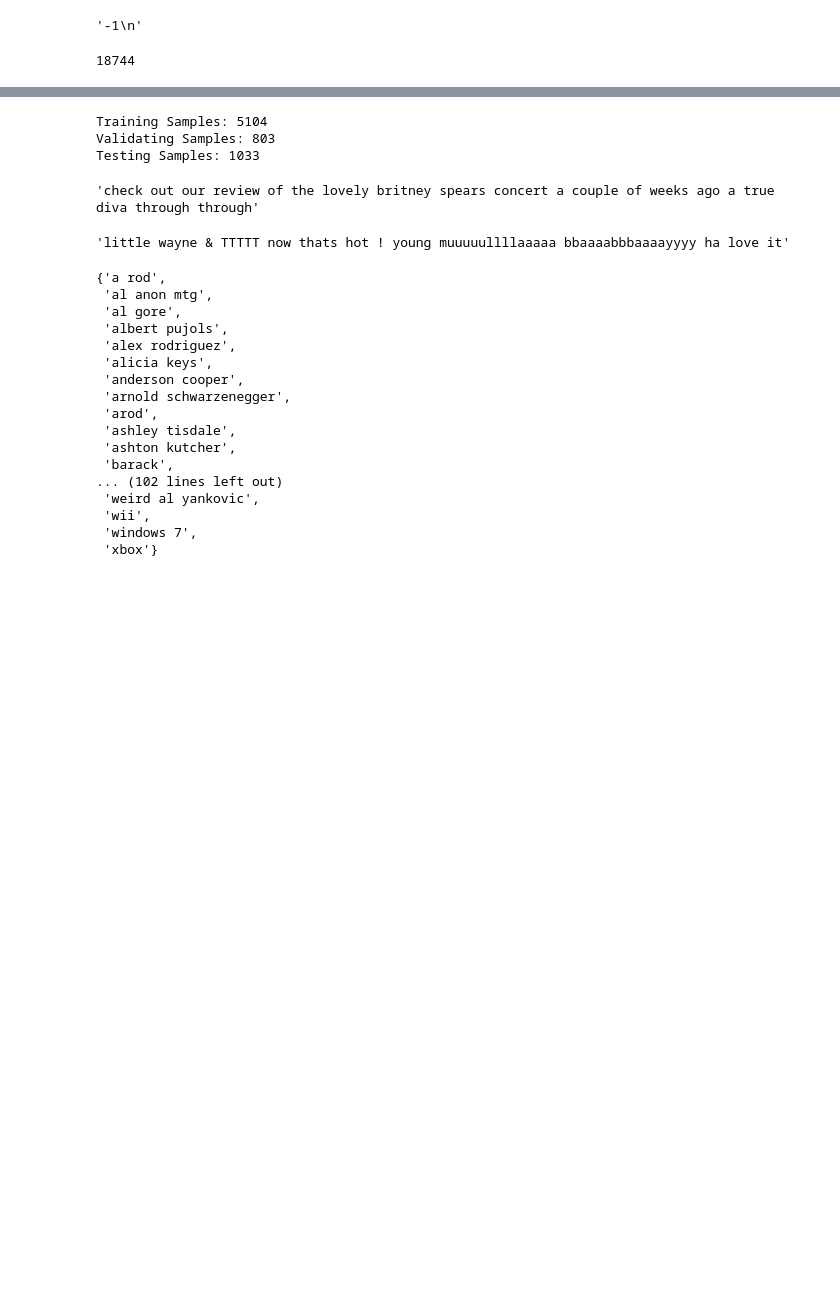
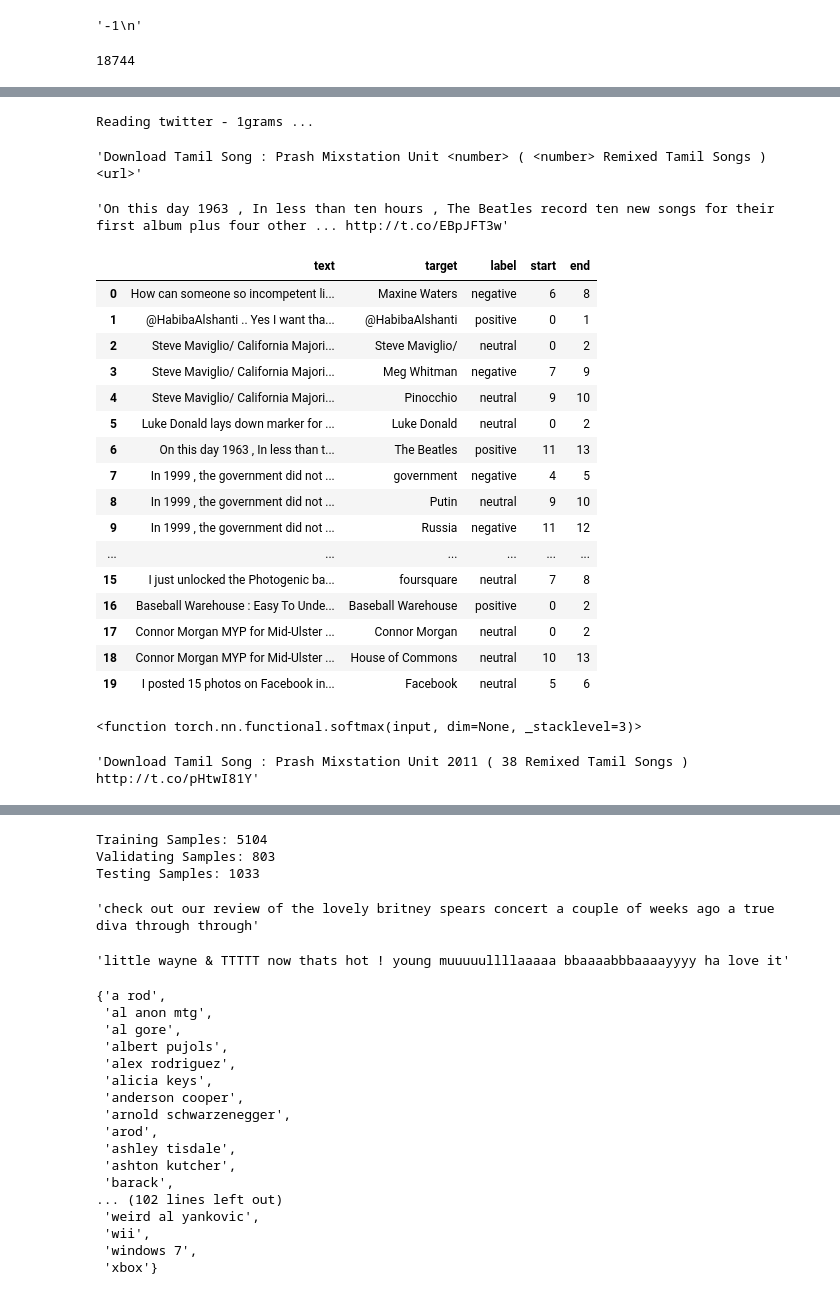
Before and after one commit to richardsun-voyager/SA-Sent, a Jupyter notebook: data_handler.ipynb, the cells around one changed output, grey strips where cells are left out. Drawn from its saved outputs; the diff is of its cells as text; code cells hidden in the pictures; blank space fills up the shorter version.

```diff
--- a/data_handler.ipynb
+++ b/data_handler.ipynb
@@ -667,6 +682,83 @@ tensor([0, 1, 2, 3, 4, 5, 6, 7, 8, 9])
 # %%
 from data_reader_general import *
 from backup.configs.config_crf_glove import config
+# %%
+from ekphrasis.classes.preprocessor import TextPreProcessor
+from ekphrasis.classes.tokenizer import SocialTokenizer
+from ekphrasis.dicts.emoticons import emoticons
+
+text_processor = TextPreProcessor(
+    # terms that will be normalized
+    normalize=['url', 'email', 'percent', 'money', 'phone',
+        'time',  'date', 'number'],
+    # terms that will be annotated
+#     annotate={"hashtag", "allcaps", "elongated",
+#         'emphasis', 'censored'},
+    fix_html=True,  # fix HTML tokens
+
+    # corpus from which the word statistics are going to be used
+    # for word segmentation
+    segmenter="twitter",
+
+    # corpus from which the word statistics are going to be used
+    # for spell correction
+    corrector="twitter",
+
+    unpack_hashtags=False,  # perform word segmentation on hashtags
+    unpack_contractions=True,  # Unpack contractions (can't -> can not)
+    spell_correct_elong=False,  # spell correction for elongated words
+
+    # select a tokenizer. You can use SocialTokenizer, or pass your own
+    # the tokenizer, should take as input a string and return a list of tokens
+    tokenizer=SocialTokenizer(lowercase=False).tokenize,
+
+    # list of dictionaries, for replacing tokens extracted from the text,
+    # with other expressions. You can pass more than one dictionaries.
+    dicts=[emoticons]
+)
+# %% [output]
+Reading twitter - 1grams ...
+# %%
+' '.join(text_processor.pre_process_doc(text))
+# %% [output]
+'Download Tamil Song : Prash Mixstation Unit <number> ( <number> Remixed Tamil Songs ) <url>'
+# %%
+text
+# %% [output]
+'On this day 1963 , In less than ten hours , The Beatles record ten new songs for their first album plus four other ... http://t.co/EBpJFT3w'
+# %%
+import pandas as pd
+train1 = pd.read_csv('data/mitchell/train.1.csv')
+test1 = pd.read_csv('data/mitchell/test.1.csv')
+# %%
+train1.head(20)
+# %% [output]
+|  | text | target | label | start | end |
+| 0 | How can someone so incompetent li... | Maxine Waters | negative | 6 | 8 |
+| 1 | @HabibaAlshanti .. Yes I want tha... | @HabibaAlshanti | positive | 0 | 1 |
+| 2 | Steve Maviglio/ California Majori... | Steve Maviglio/ | neutral | 0 | 2 |
+| 3 | Steve Maviglio/ California Majori... | Meg Whitman | negative | 7 | 9 |
+| 4 | Steve Maviglio/ California Majori... | Pinocchio | neutral | 9 | 10 |
+| 5 | Luke Donald lays down marker for ... | Luke Donald | neutral | 0 | 2 |
+| 6 | On this day 1963 , In less than t... | The Beatles | positive | 11 | 13 |
+| 7 | In 1999 , the government did not ... | government | negative | 4 | 5 |
+| 8 | In 1999 , the government did not ... | Putin | neutral | 9 | 10 |
+| 9 | In 1999 , the government did not ... | Russia | negative | 11 | 12 |
+| ... | ... | ... | ... | ... | ... |
+| 15 | I just unlocked the Photogenic ba... | foursquare | neutral | 7 | 8 |
+| 16 | Baseball Warehouse : Easy To Unde... | Baseball Warehouse | positive | 0 | 2 |
+| 17 | Connor Morgan MYP for Mid-Ulster ... | Connor Morgan | neutral | 0 | 2 |
+| 18 | Connor Morgan MYP for Mid-Ulster ... | House of Commons | neutral | 10 | 13 |
+| 19 | I posted 15 photos on Facebook in... | Facebook | neutral | 5 | 6 |
+# %%
+F.softmax
+# %% [output]
+<function torch.nn.functional.softmax(input, dim=None, _stacklevel=3)>
+# %%
+text = train1.head(20)['text'][12]
+text
+# %% [output]
+'Download Tamil Song : Prash Mixstation Unit 2011 ( 38 Remixed Tamil Songs ) http://t.co/pHtwI81Y'
 # %%
 args = config
 dr = data_reader(args)
```
Also changed, not shown: parts of 57 cells of this notebook, 45 other files.
